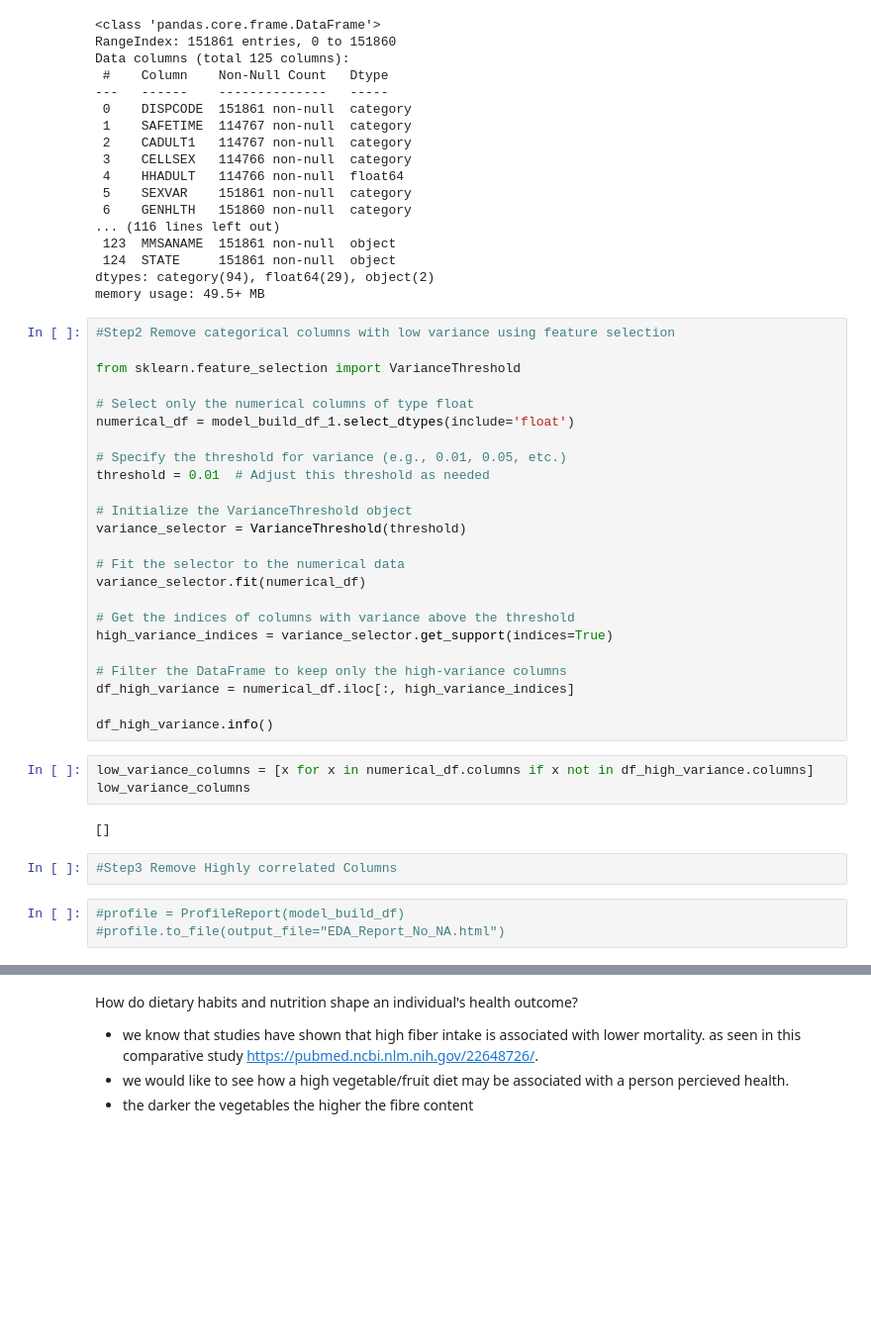
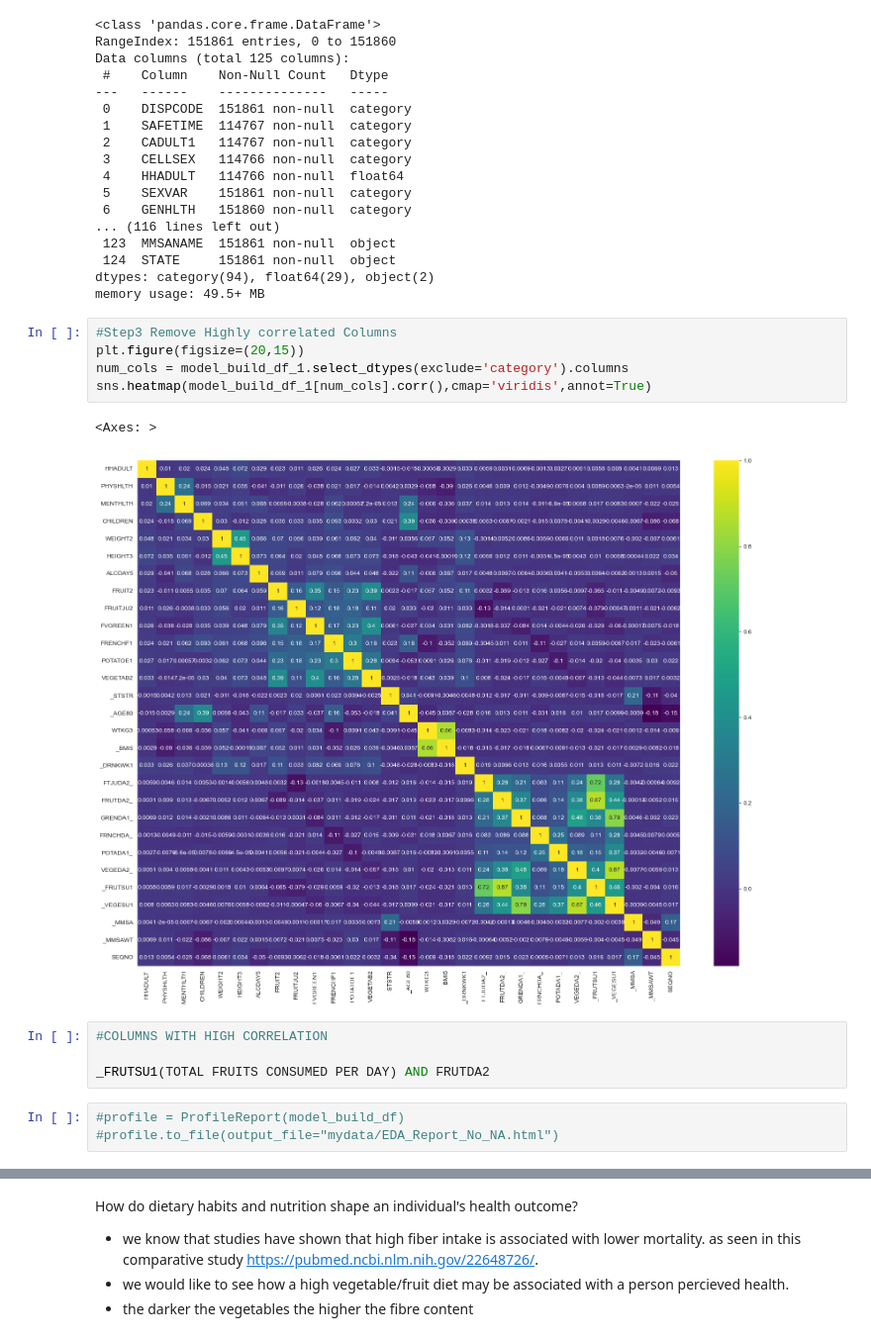
Before and after one commit to OBINNADINNEYA/BRFSS_BIGDATA_PROJECT, a Jupyter notebook: CIND-820-Big data project.ipynb, the cells around one changed output, grey strips where cells are left out. Shown: that part at 99% size. Cells and saved outputs as stored; diff of their text form; blank space fills up the shorter version.

```diff
--- a/CIND-820-Big data project.ipynb
+++ b/CIND-820-Big data project.ipynb
@@ -129,37 +131,18 @@ Data columns (total 125 columns):
  124  STATE     151861 non-null  object
 dtypes: category(94), float64(29), object(2)
 memory usage: 49.5+ MB
-# %%
-#Step2 Remove categorical columns with low variance using feature selection
-
-from sklearn.feature_selection import VarianceThreshold
-
-# Select only the numerical columns of type float
-numerical_df = model_build_df_1.select_dtypes(include='float')
-
-# Specify the threshold for variance (e.g., 0.01, 0.05, etc.)
-threshold = 0.01  # Adjust this threshold as needed
-
-# Initialize the VarianceThreshold object
-variance_selector = VarianceThreshold(threshold)
-
-# Fit the selector to the numerical data
-variance_selector.fit(numerical_df)
-
-# Get the indices of columns with variance above the threshold
-high_variance_indices = variance_selector.get_support(indices=True)
-
-# Filter the DataFrame to keep only the high-variance columns
-df_high_variance = numerical_df.iloc[:, high_variance_indices]
-
-df_high_variance.info()
-# %%
-low_variance_columns = [x for x in numerical_df.columns if x not in df_high_variance.columns]
-low_variance_columns
-# %% [output]
-[]
 # %%
 #Step3 Remove Highly correlated Columns
+plt.figure(figsize=(20,15))
+num_cols = model_build_df_1.select_dtypes(exclude='category').columns
+sns.heatmap(model_build_df_1[num_cols].corr(),cmap='viridis',annot=True)
+# %% [output]
+<Axes: >
+[figure, added]
+# %%
+#COLUMNS WITH HIGH CORRELATION
+
+_FRUTSU1(TOTAL FRUITS CONSUMED PER DAY) AND FRUTDA2
 # %%
 #profile = ProfileReport(model_build_df)
-#profile.to_file(output_file="EDA_Report_No_NA.html")
+#profile.to_file(output_file="mydata/EDA_Report_No_NA.html")
```
Also changed, not shown: parts of 2 cells of this notebook, 3 other files.
